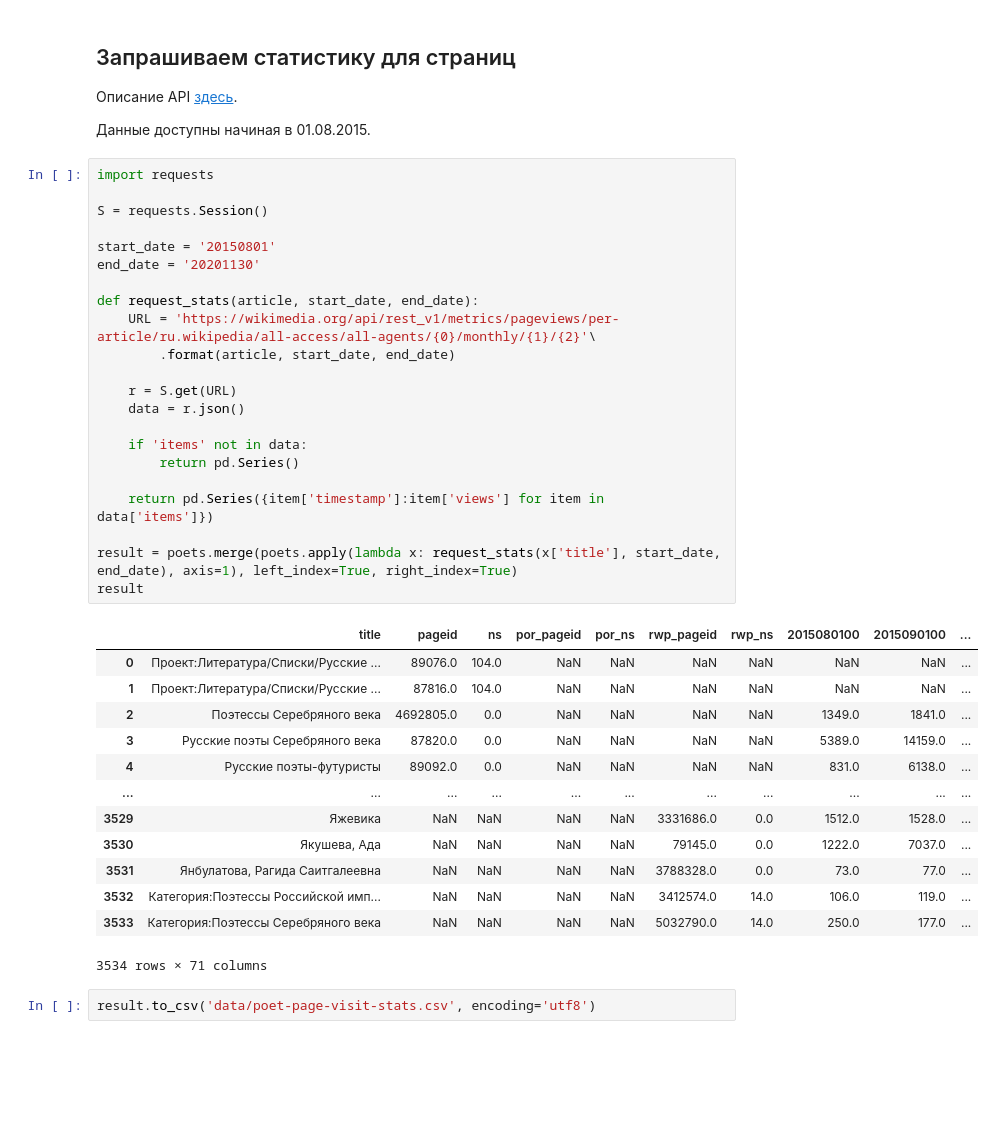
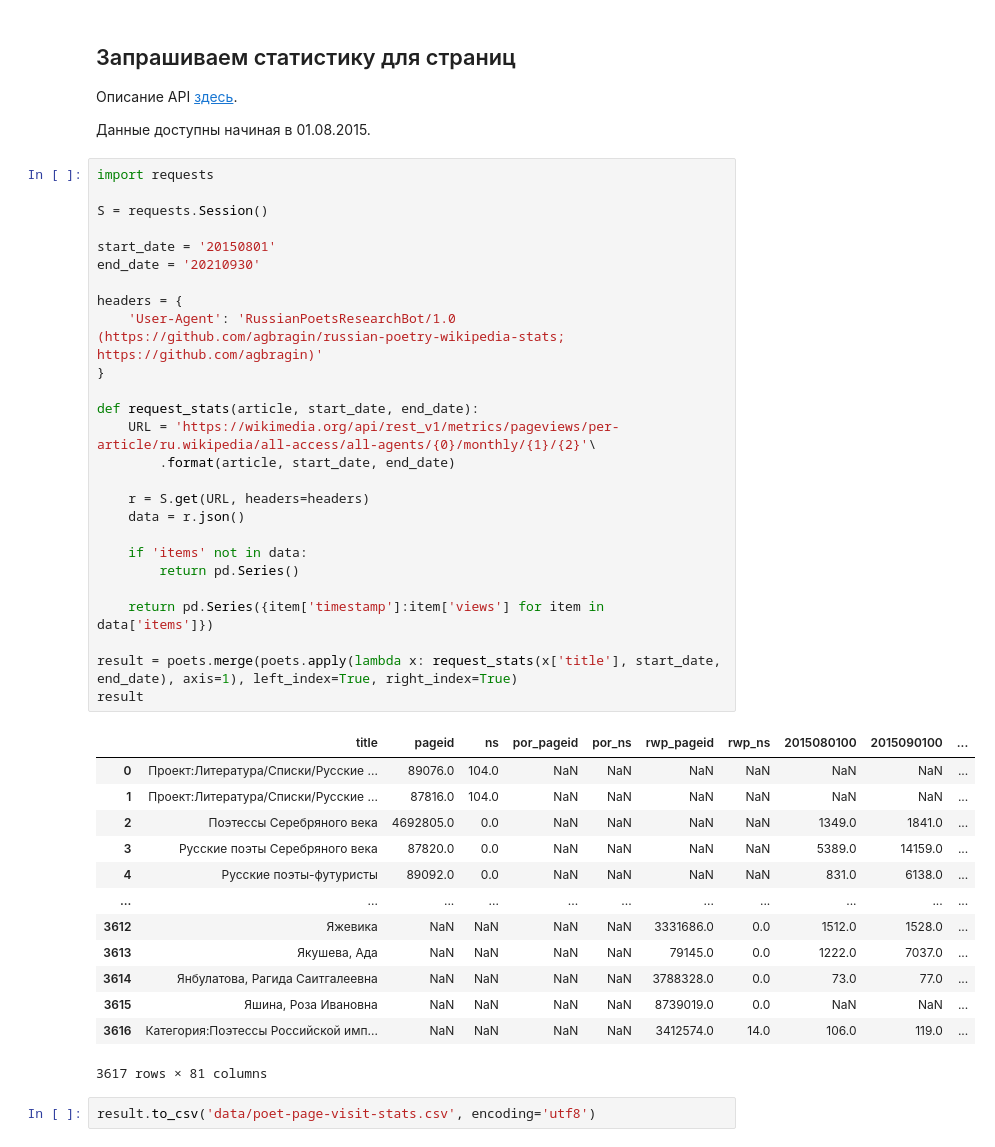
Before and after one commit to agbragin/russian-poetry-wikipedia-stats, a Jupyter notebook: 03-page-visits.ipynb, the cells around one changed output. Cells and saved outputs as stored; diff of their text form; blank space fills up the shorter version.

Commit message:
Stats updated using data up to September 2021

```diff
--- a/03-page-visits.ipynb
+++ b/03-page-visits.ipynb
@@ -32,38 +32,42 @@ poets
 # %%
 import requests
 
 S = requests.Session()
 
 start_date = '20150801'
-end_date = '20201130'
+end_date = '20210930'
+
+headers = {
+    'User-Agent': 'RussianPoetsResearchBot/1.0 (https://github.com/agbragin/russian-poetry-wikipedia-stats; https://github.com/agbragin)'
+}
 
 def request_stats(article, start_date, end_date):
     URL = 'https://wikimedia.org/api/rest_v1/metrics/pageviews/per-article/ru.wikipedia/all-access/all-agents/{0}/monthly/{1}/{2}'\
         .format(article, start_date, end_date)
 
-    r = S.get(URL)
+    r = S.get(URL, headers=headers)
     data = r.json()
 
     if 'items' not in data:
         return pd.Series()
 
     return pd.Series({item['timestamp']:item['views'] for item in data['items']})
 
 result = poets.merge(poets.apply(lambda x: request_stats(x['title'], start_date, end_date), axis=1), left_index=True, right_index=True)
 result
 # %% [output]
 |  | title | pageid | ns | por_pageid | por_ns | rwp_pageid | rwp_ns | 2015080100 | 2015090100 | ... |
 | 0 | Проект:Литература/Списки/Русские ... | 89076.0 | 104.0 | NaN | NaN | NaN | NaN | NaN | NaN | ... |
 | 1 | Проект:Литература/Списки/Русские ... | 87816.0 | 104.0 | NaN | NaN | NaN | NaN | NaN | NaN | ... |
 | 2 | Поэтессы Серебряного века | 4692805.0 | 0.0 | NaN | NaN | NaN | NaN | 1349.0 | 1841.0 | ... |
 | 3 | Русские поэты Серебряного века | 87820.0 | 0.0 | NaN | NaN | NaN | NaN | 5389.0 | 14159.0 | ... |
 | 4 | Русские поэты-футуристы | 89092.0 | 0.0 | NaN | NaN | NaN | NaN | 831.0 | 6138.0 | ... |
 | ... | ... | ... | ... | ... | ... | ... | ... | ... | ... | ... |
-| 3529 | Яжевика | NaN | NaN | NaN | NaN | 3331686.0 | 0.0 | 1512.0 | 1528.0 | ... |
-| 3530 | Якушева, Ада | NaN | NaN | NaN | NaN | 79145.0 | 0.0 | 1222.0 | 7037.0 | ... |
-| 3531 | Янбулатова, Рагида Саитгалеевна | NaN | NaN | NaN | NaN | 3788328.0 | 0.0 | 73.0 | 77.0 | ... |
-| 3532 | Категория:Поэтессы Российской имп... | NaN | NaN | NaN | NaN | 3412574.0 | 14.0 | 106.0 | 119.0 | ... |
-| 3533 | Категория:Поэтессы Серебряного века | NaN | NaN | NaN | NaN | 5032790.0 | 14.0 | 250.0 | 177.0 | ... |
+| 3612 | Яжевика | NaN | NaN | NaN | NaN | 3331686.0 | 0.0 | 1512.0 | 1528.0 | ... |
+| 3613 | Якушева, Ада | NaN | NaN | NaN | NaN | 79145.0 | 0.0 | 1222.0 | 7037.0 | ... |
+| 3614 | Янбулатова, Рагида Саитгалеевна | NaN | NaN | NaN | NaN | 3788328.0 | 0.0 | 73.0 | 77.0 | ... |
+| 3615 | Яшина, Роза Ивановна | NaN | NaN | NaN | NaN | 8739019.0 | 0.0 | NaN | NaN | ... |
+| 3616 | Категория:Поэтессы Российской имп... | NaN | NaN | NaN | NaN | 3412574.0 | 14.0 | 106.0 | 119.0 | ... |
-3534 rows × 71 columns
+3617 rows × 81 columns
 # %%
 result.to_csv('data/poet-page-visit-stats.csv', encoding='utf8')
```
Also changed, not shown: parts of 1 cell of this notebook, 9 other files.
